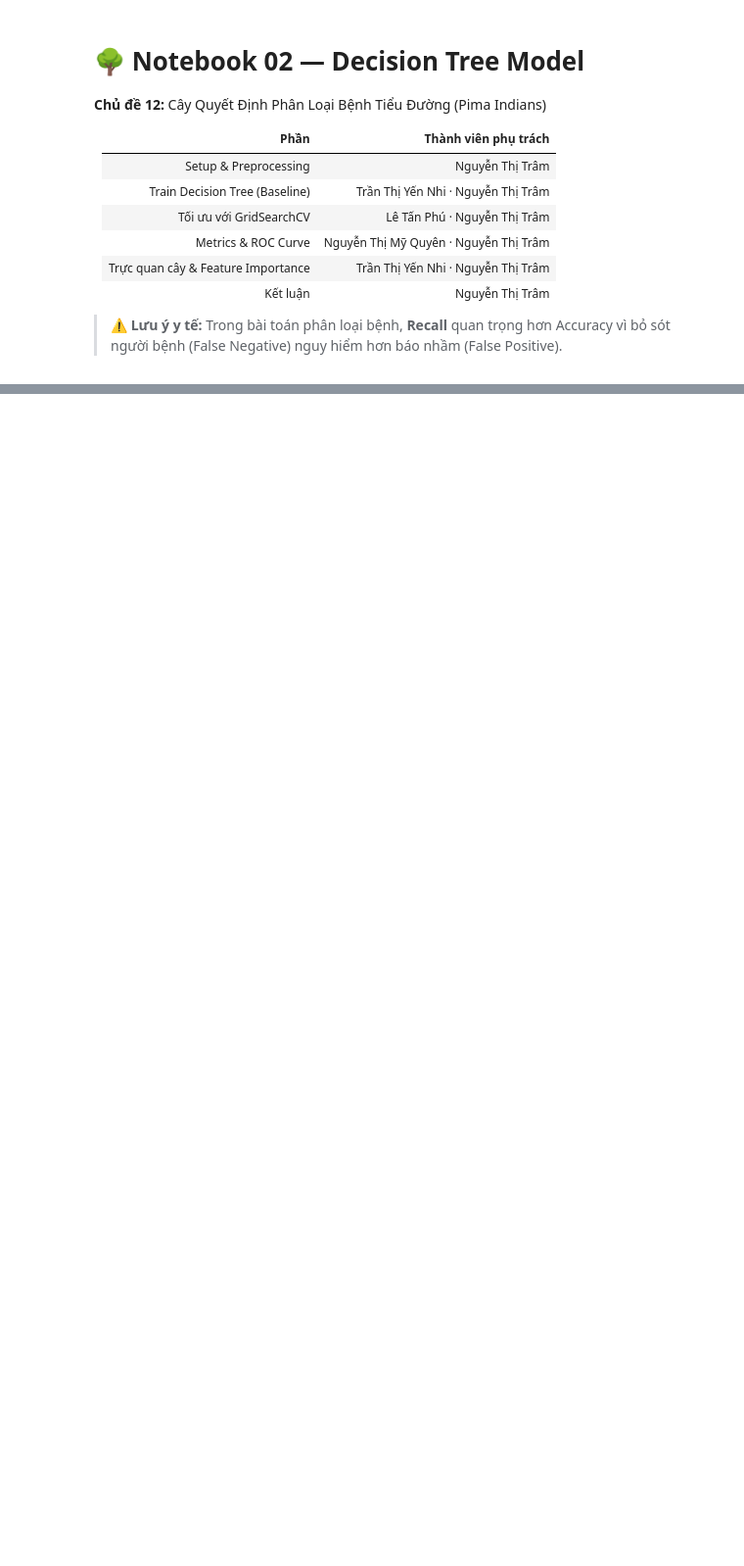
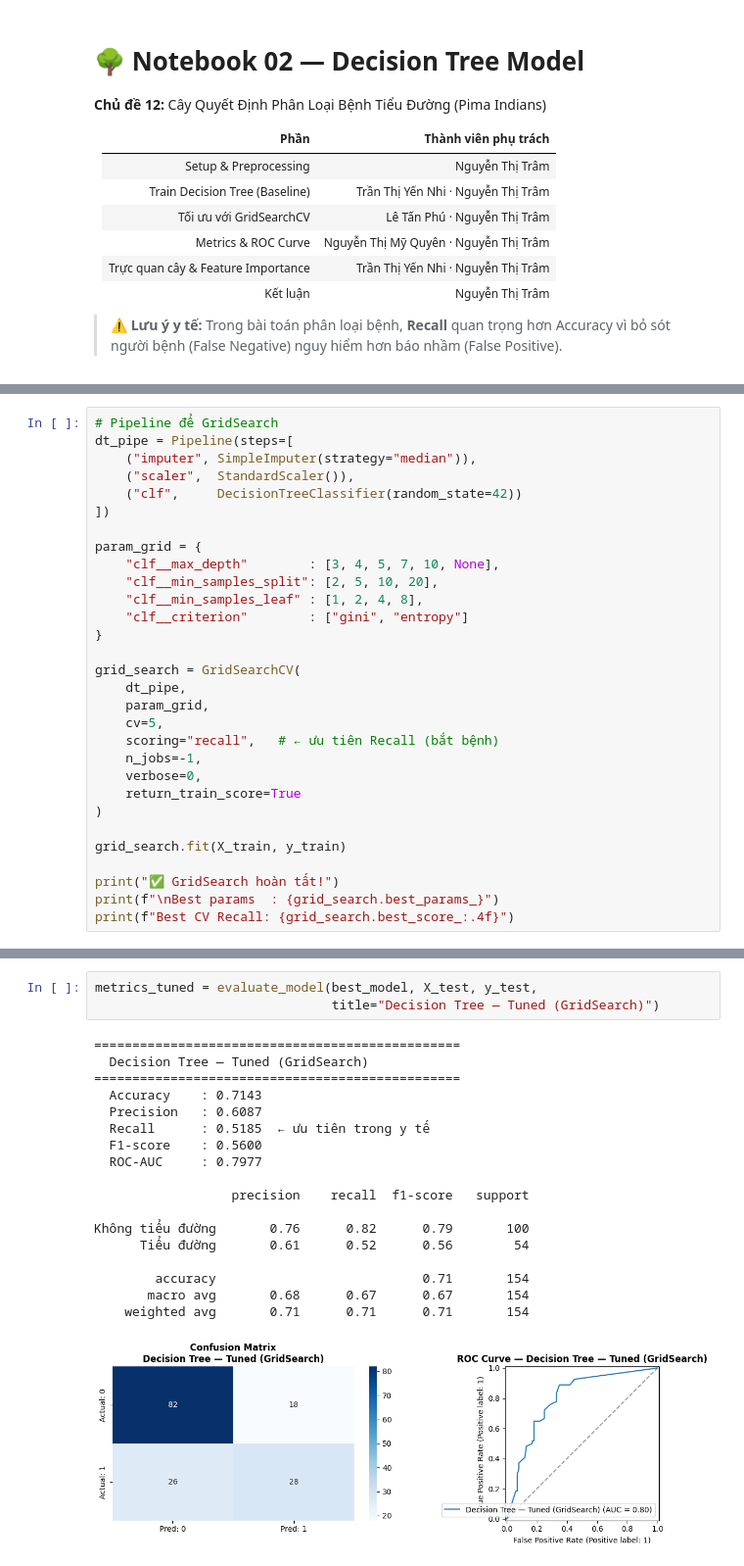
Before and after one commit to TramSt/decision-tree-pima-diabetes, a Jupyter notebook: notebooks/02_model.ipynb, the cells around one changed output, grey strips where cells are left out. Shown at 98% size. Cells and saved outputs as stored; diff of their text form; blank space fills up the shorter version.

```diff
--- a/notebooks/02_model.ipynb
+++ b/notebooks/02_model.ipynb
@@ -506,0 +178,30 @@ print("     được cả bác sĩ lẫn cây quyết định xác nhận.")
+# %%
+# Pipeline để GridSearch
+dt_pipe = Pipeline(steps=[
+    ("imputer", SimpleImputer(strategy="median")),
+    ("scaler",  StandardScaler()),
+    ("clf",     DecisionTreeClassifier(random_state=42))
+])
+
+param_grid = {
+    "clf__max_depth"        : [3, 4, 5, 7, 10, None],
+    "clf__min_samples_split": [2, 5, 10, 20],
+    "clf__min_samples_leaf" : [1, 2, 4, 8],
+    "clf__criterion"        : ["gini", "entropy"]
+}
+
+grid_search = GridSearchCV(
+    dt_pipe,
+    param_grid,
+    cv=5,
+    scoring="recall",   # ← ưu tiên Recall (bắt bệnh)
+    n_jobs=-1,
+    verbose=0,
+    return_train_score=True
+)
+
+grid_search.fit(X_train, y_train)
+
+print("✅ GridSearch hoàn tất!")
+print(f"\nBest params  : {grid_search.best_params_}")
+print(f"Best CV Recall: {grid_search.best_score_:.4f}")
@@ -506,0 +275,22 @@ print("     được cả bác sĩ lẫn cây quyết định xác nhận.")
+# %%
+metrics_tuned = evaluate_model(best_model, X_test, y_test,
+                               title="Decision Tree — Tuned (GridSearch)")
+# %% [output]
+================================================
+  Decision Tree — Tuned (GridSearch)
+================================================
+  Accuracy    : 0.7143
+  Precision   : 0.6087
+  Recall      : 0.5185  ← ưu tiên trong y tế
+  F1-score    : 0.5600
+  ROC-AUC     : 0.7977
+
+                  precision    recall  f1-score   support
+
+Không tiểu đường       0.76      0.82      0.79       100
+      Tiểu đường       0.61      0.52      0.56        54
+
+        accuracy                           0.71       154
+       macro avg       0.68      0.67      0.67       154
+    weighted avg       0.71      0.71      0.71       154
+[figure, added]
```
Also changed, not shown: parts of 40 cells of this notebook.
